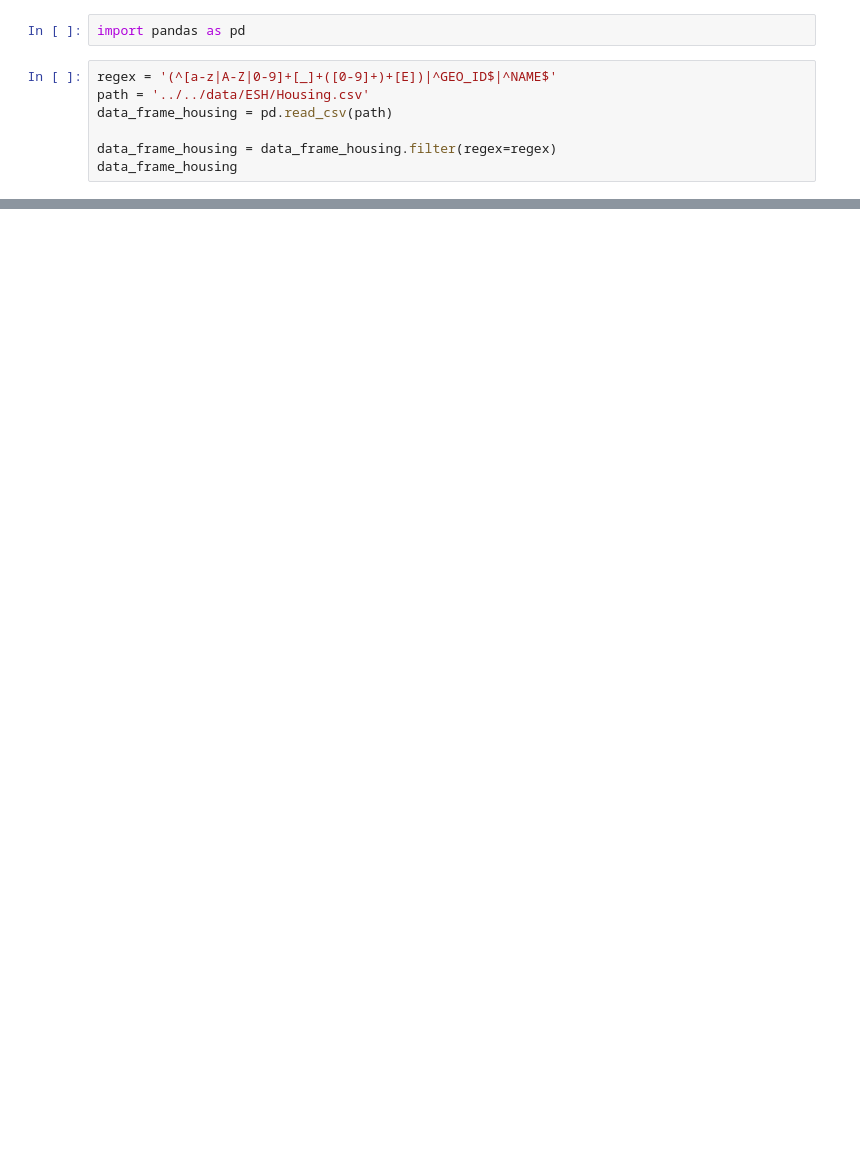
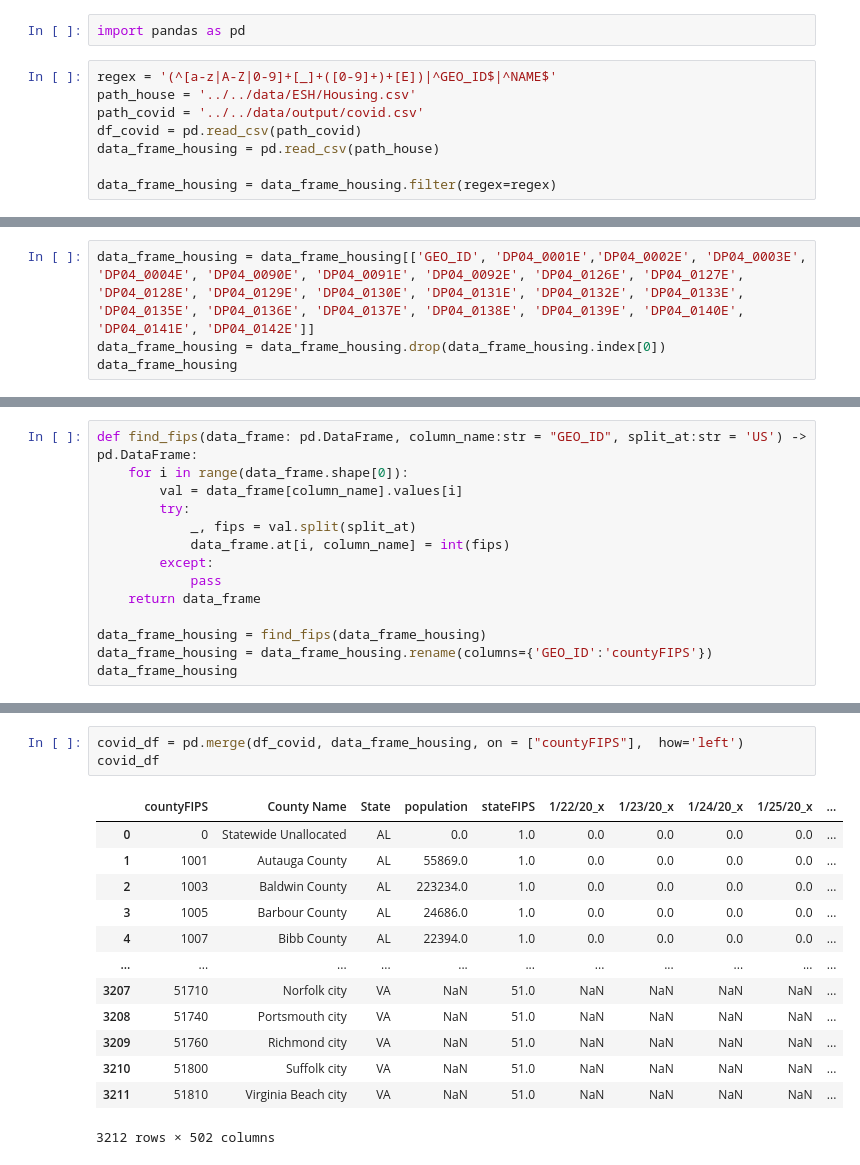
Before and after one commit to HarinB4/Covid-19DataProject, a Jupyter notebook: src/Ali/Housing.ipynb, the cells around one changed output, grey strips where cells are left out. Cells and saved outputs as stored; diff of their text form; blank space fills up the shorter version.

```diff
--- a/src/Ali/Housing.ipynb
+++ b/src/Ali/Housing.ipynb
@@ -2,8 +2,9 @@
 import pandas as pd
 # %%
 regex = '(^[a-z|A-Z|0-9]+[_]+([0-9]+)+[E])|^GEO_ID$|^NAME$'
-path = '../../data/ESH/Housing.csv'
-data_frame_housing = pd.read_csv(path)
+path_house = '../../data/ESH/Housing.csv'
+path_covid = '../../data/output/covid.csv'
+df_covid = pd.read_csv(path_covid)
+data_frame_housing = pd.read_csv(path_house)
 
 data_frame_housing = data_frame_housing.filter(regex=regex)
-data_frame_housing
@@ -23,0 +11,4 @@ data_frame_housing
+# %%
+data_frame_housing = data_frame_housing[['GEO_ID', 'DP04_0001E','DP04_0002E', 'DP04_0003E', 'DP04_0004E', 'DP04_0090E', 'DP04_0091E', 'DP04_0092E', 'DP04_0126E', 'DP04_0127E', 'DP04_0128E', 'DP04_0129E', 'DP04_0130E', 'DP04_0131E', 'DP04_0132E', 'DP04_0133E', 'DP04_0135E', 'DP04_0136E', 'DP04_0137E', 'DP04_0138E', 'DP04_0139E', 'DP04_0140E', 'DP04_0141E', 'DP04_0142E']]
+data_frame_housing = data_frame_housing.drop(data_frame_housing.index[0])
+data_frame_housing
@@ -23,0 +29,14 @@ data_frame_housing
+# %%
+def find_fips(data_frame: pd.DataFrame, column_name:str = "GEO_ID", split_at:str = 'US') -> pd.DataFrame:
+    for i in range(data_frame.shape[0]):
+        val = data_frame[column_name].values[i]
+        try:
+            _, fips = val.split(split_at)
+            data_frame.at[i, column_name] = int(fips)
+        except:
+            pass
+    return data_frame
+
+data_frame_housing = find_fips(data_frame_housing)
+data_frame_housing = data_frame_housing.rename(columns={'GEO_ID':'countyFIPS'})
+data_frame_housing
@@ -24 +57,18 @@ data_frame_housing
+# %%
+covid_df = pd.merge(df_covid, data_frame_housing, on = ["countyFIPS"],  how='left')
+covid_df
+# %% [output]
+|  | countyFIPS | County Name | State | population | stateFIPS | 1/22/20_x | 1/23/20_x | 1/24/20_x | 1/25/20_x | ... |
+| 0 | 0 | Statewide Unallocated | AL | 0.0 | 1.0 | 0.0 | 0.0 | 0.0 | 0.0 | ... |
+| 1 | 1001 | Autauga County | AL | 55869.0 | 1.0 | 0.0 | 0.0 | 0.0 | 0.0 | ... |
+| 2 | 1003 | Baldwin County | AL | 223234.0 | 1.0 | 0.0 | 0.0 | 0.0 | 0.0 | ... |
+| 3 | 1005 | Barbour County | AL | 24686.0 | 1.0 | 0.0 | 0.0 | 0.0 | 0.0 | ... |
+| 4 | 1007 | Bibb County | AL | 22394.0 | 1.0 | 0.0 | 0.0 | 0.0 | 0.0 | ... |
+| ... | ... | ... | ... | ... | ... | ... | ... | ... | ... | ... |
+| 3207 | 51710 | Norfolk city | VA | NaN | 51.0 | NaN | NaN | NaN | NaN | ... |
+| 3208 | 51740 | Portsmouth city | VA | NaN | 51.0 | NaN | NaN | NaN | NaN | ... |
+| 3209 | 51760 | Richmond city | VA | NaN | 51.0 | NaN | NaN | NaN | NaN | ... |
+| 3210 | 51800 | Suffolk city | VA | NaN | 51.0 | NaN | NaN | NaN | NaN | ... |
+| 3211 | 51810 | Virginia Beach city | VA | NaN | 51.0 | NaN | NaN | NaN | NaN | ... |
+3212 rows × 502 columns
 # %%
```
Also changed, not shown: parts of 5 cells of this notebook, 6 other files.
